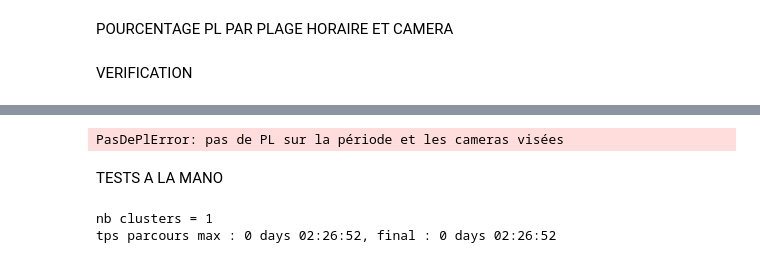
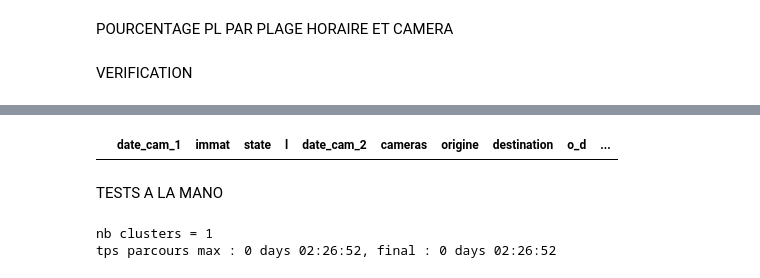
Before and after one commit to nantodevison/lapi, a Jupyter notebook: Carto_Lapi/Analyse/pour_test_travail.ipynb, the cells around one changed output, grey strips where cells are left out. Cells and saved outputs as stored; diff of their text form; code cells hidden in the pictures.

```diff
--- a/Carto_Lapi/Analyse/pour_test_travail.ipynb
+++ b/Carto_Lapi/Analyse/pour_test_travail.ipynb
@@ -339,12 +301,13 @@ dico_od.loc[dico_od['immat']=='b4a14d6f285826ae2d1d6042c7ab13e2d01b98d0']
 # %%
 #verif a un horaire donne sur un trajet direct ou indirect ou global
 #%time trajet_test=t.trajet(df_3semaines.loc['2019-01-29 00:00:00':'2019-01-30 23:59:59'], '2019-01-29 00:00:00', 1440, [15, 19],modeRegroupement='aucun')
 """%time test=t.trajet(df_3semaines.loc['2019-01-29 00:00:00':'2019-01-30 23:59:59'], '2019-01-29 00:00:00', 1440, [15, 19,4],typeTrajet='Indirect',
                      modeRegroupement='aucun')"""
-test=t.trajet(df_3semaines.loc['2019-01-30 00:00:00':'2019-01-31 23:59:59'], '2019-01-30 10:00:00', 60, [6, 13],typeTrajet='Global',temps_max_autorise=18,
+test=t.trajet(df_3semaines.loc['2019-02-01 00:00:00':'2019-02-02 23:59:59'], '2019-02-01 09:00:00', 60, [15, 11],typeTrajet='Global',temps_max_autorise=18,
                      modeRegroupement='1/2')
+test.df_transit.loc[test.df_transit['o_d']=='A63-A10']
 # %% [output]
-PasDePlError: pas de PL sur la période et les cameras visées
+|  | date_cam_1 | immat | state | l | date_cam_2 | cameras | origine | destination | o_d | ... |
 # %% [markdown]
 TESTS A LA MANO
 # %%
```
Also changed, not shown: parts of 15 cells of this notebook, 1 other file.
